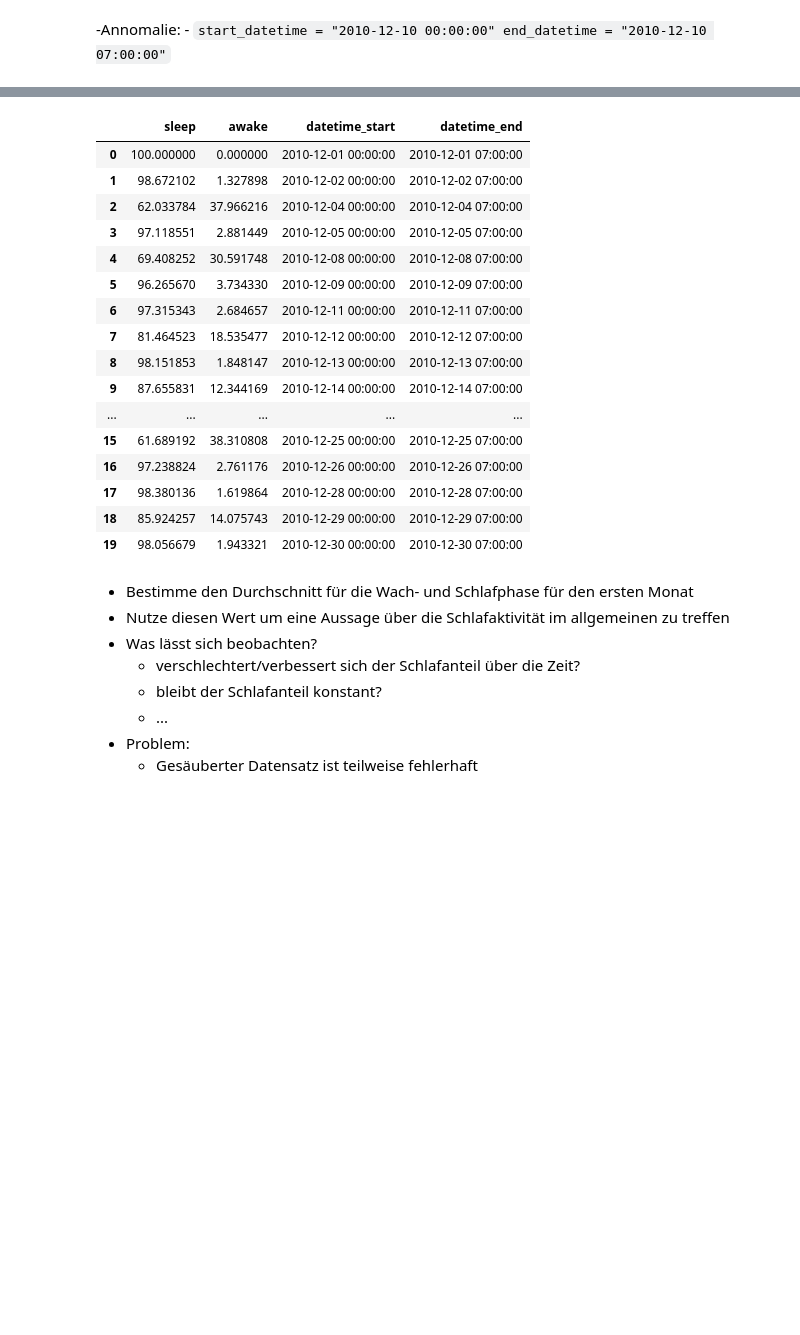
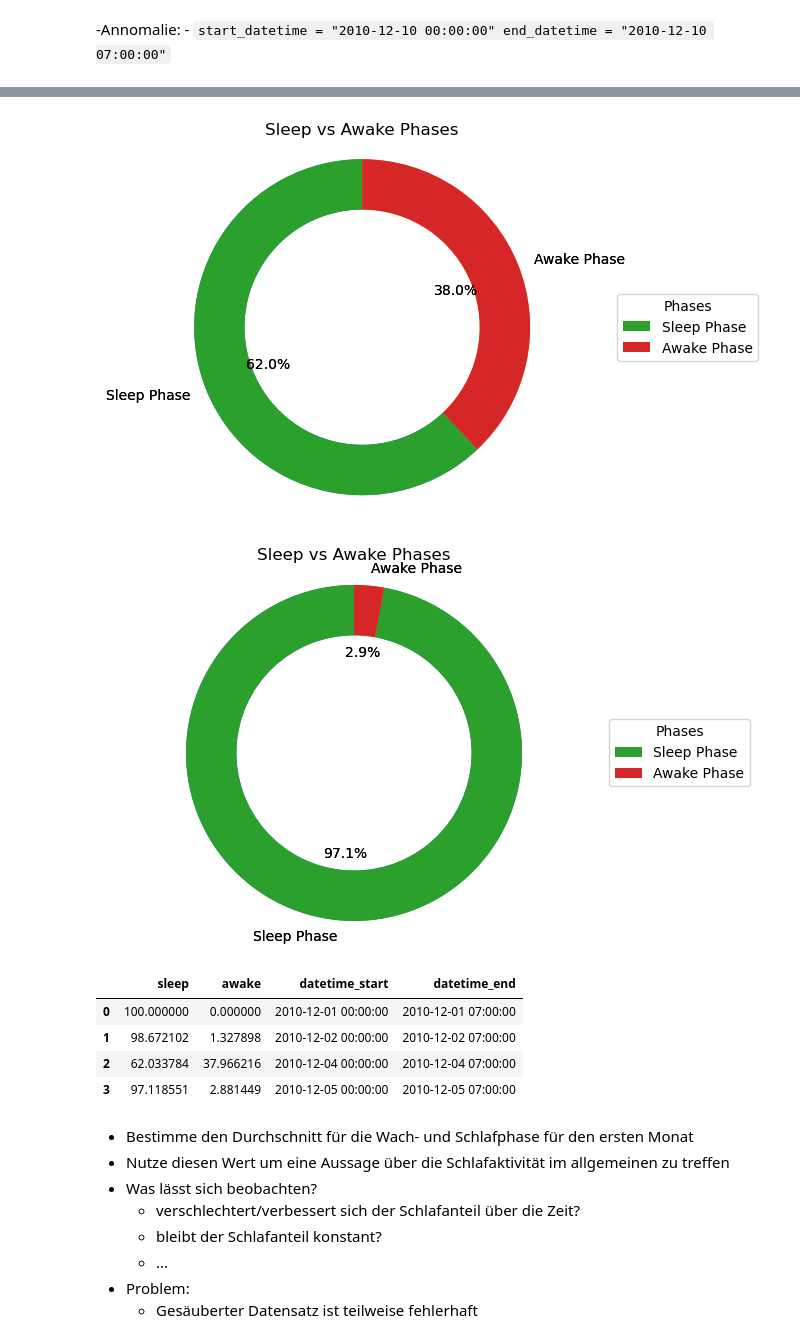
Before and after one commit to ddening/ambient-assisted-living, a Jupyter notebook: src/aruba_activity.ipynb, the cells around one changed output, grey strips where cells are left out. Drawn from its saved outputs; the diff is of its cells as text; code cells hidden in the pictures; blank space fills up the shorter version.

```diff
--- a/src/aruba_activity.ipynb
+++ b/src/aruba_activity.ipynb
@@ -709,15 +709,15 @@ def sleep_activity(start_datetime: str, end_datetime: str, plot: bool = True) ->
 
 generate_start_date = lambda n, m: [f"2010-12-{str(i).zfill(2)} 00:00:00" for i in range(n, m + 1)]
 generate_end_date = lambda n, m: [f"2010-12-{str(i).zfill(2)} 07:00:00" for i in range(n, m + 1)]
-start_datetime = generate_start_date(1, 30)
-end_datetime = generate_end_date(1, 30)
+start_datetime = generate_start_date(1, 5)
+end_datetime = generate_end_date(1, 5)
 
 # Initialize an empty list to store the rows
 rows = []
 
 # Populate the rows list
 for s, e in zip(start_datetime, end_datetime):
-    sleep, awake = sleep_activity(s, e, plot=False)
+    sleep, awake = sleep_activity(s, e, plot=True)
     if (sleep + awake) <= 100:
         rows.append({"sleep": sleep, "awake": awake, "datetime_start": s, "datetime_end": e})
 
@@ -727,20 +730,10 @@ display(df_sleep_awake)
+[figure, added]
+[figure, added]
 |  | sleep | awake | datetime_start | datetime_end |
 | 0 | 100.000000 | 0.000000 | 2010-12-01 00:00:00 | 2010-12-01 07:00:00 |
 | 1 | 98.672102 | 1.327898 | 2010-12-02 00:00:00 | 2010-12-02 07:00:00 |
 | 2 | 62.033784 | 37.966216 | 2010-12-04 00:00:00 | 2010-12-04 07:00:00 |
 | 3 | 97.118551 | 2.881449 | 2010-12-05 00:00:00 | 2010-12-05 07:00:00 |
-| 4 | 69.408252 | 30.591748 | 2010-12-08 00:00:00 | 2010-12-08 07:00:00 |
-| 5 | 96.265670 | 3.734330 | 2010-12-09 00:00:00 | 2010-12-09 07:00:00 |
-| 6 | 97.315343 | 2.684657 | 2010-12-11 00:00:00 | 2010-12-11 07:00:00 |
-| 7 | 81.464523 | 18.535477 | 2010-12-12 00:00:00 | 2010-12-12 07:00:00 |
-| 8 | 98.151853 | 1.848147 | 2010-12-13 00:00:00 | 2010-12-13 07:00:00 |
-| 9 | 87.655831 | 12.344169 | 2010-12-14 00:00:00 | 2010-12-14 07:00:00 |
-| ... | ... | ... | ... | ... |
-| 15 | 61.689192 | 38.310808 | 2010-12-25 00:00:00 | 2010-12-25 07:00:00 |
-| 16 | 97.238824 | 2.761176 | 2010-12-26 00:00:00 | 2010-12-26 07:00:00 |
-| 17 | 98.380136 | 1.619864 | 2010-12-28 00:00:00 | 2010-12-28 07:00:00 |
-| 18 | 85.924257 | 14.075743 | 2010-12-29 00:00:00 | 2010-12-29 07:00:00 |
-| 19 | 98.056679 | 1.943321 | 2010-12-30 00:00:00 | 2010-12-30 07:00:00 |
 # %% [markdown]
 - Bestimme den Durchschnitt für die Wach- und Schlafphase für den ersten Monat
 - Nutze diesen Wert um eine Aussage über die Schlafaktivität im allgemeinen zu treffen
```
Also changed, not shown: parts of 2 cells of this notebook.
